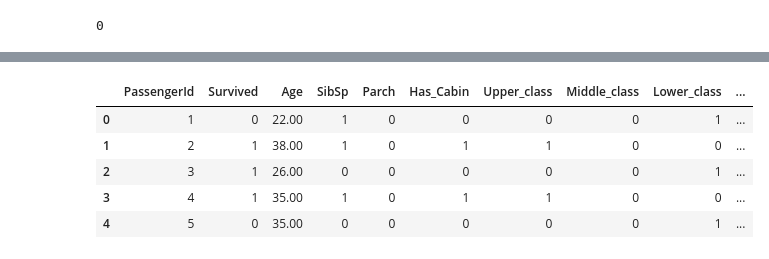
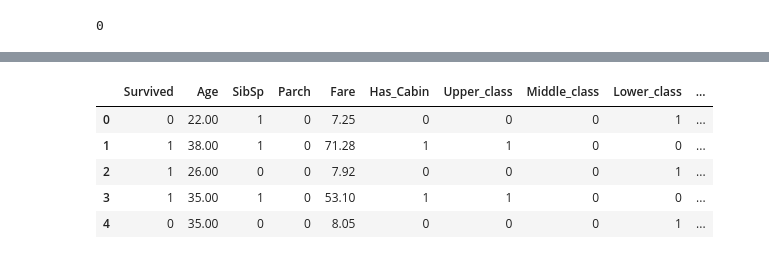
Before and after one commit to ludoteca12/Titanic-classification-, a Jupyter notebook: Titanic survivability prediction.ipynb, the cells around one changed output, grey strips where cells are left out. Saved outputs shown, nothing was run; the diff lists cells and outputs as text; code cells hidden in the pictures.

```diff
--- a/Titanic survivability prediction.ipynb
+++ b/Titanic survivability prediction.ipynb
@@ -119,15 +132,15 @@ cleaned_df = df.copy()
 # Age
 
 # creating a median by group: Pclass + Sex and filling all the nans
-cleaned_df["Age"] = cleaned_df.groupby(["Pclass", "Sex"])["Age"].transform(
+full_df["Age"] = full_df.groupby(["Pclass", "Sex"])["Age"].transform(
     lambda x: x.fillna(x.median())
 )
 
 # Cabin
 
 # instead of filling the nans, create a new Has_Cabin column
-cleaned_df["Has_Cabin"] = cleaned_df["Cabin"].notna().astype(int)
+full_df["Has_Cabin"] = full_df["Cabin"].notna().astype(int)
 
 # results
-cleaned_df.isna().sum()
+full_df.isna().sum()
 # %% [output]
@@ -149,19 +162,19 @@ dtype: int64
 # Pclass
 
 # creating dummies
-cleaned_df = pd.get_dummies(cleaned_df, columns=["Pclass"])
+full_df = pd.get_dummies(full_df, columns=["Pclass"])
 
 # renaming
-cleaned_df = cleaned_df.rename(columns={
+full_df = full_df.rename(columns={
     "Pclass_1": "Upper_class",
     "Pclass_2": "Middle_class",
     "Pclass_3": "Lower_class"
 })
 
-cleaned_df[["Upper_class", "Middle_class", "Lower_class"]] = cleaned_df[["Upper_class", "Middle_class", "Lower_class"]].astype(int)
+full_df[["Upper_class", "Middle_class", "Lower_class"]] = full_df[["Upper_class", "Middle_class", "Lower_class"]].astype(int)
 
 # results
-cleaned_df.head()
+full_df.head()
 # %% [output]
 |  | PassengerId | Survived | Name | Sex | Age | SibSp | Parch | Ticket | Fare | Cabin | ... |
 | 0 | 1 | 0 | Braund, Mr. Owen Harris | male | 22.00 | 1 | 0 | A/5 21171 | 7.25 | NaN | ... |
@@ -173,19 +186,19 @@ cleaned_df.head()
 # Embarked
 
 # creating dummies
-cleaned_df = pd.get_dummies(cleaned_df, columns=["Embarked"])
+full_df = pd.get_dummies(full_df, columns=["Embarked"])
 
 # renaming
-cleaned_df = cleaned_df.rename(columns={
+full_df = full_df.rename(columns={
     "Embarked_C": "Cherbourg",
     "Embarked_Q": "Queenstown",
     "Embarked_S": "Southampton"
 })
 
-cleaned_df[["Cherbourg", "Queenstown", "Southampton"]] = cleaned_df[["Cherbourg", "Queenstown", "Southampton"]].astype(int)
+full_df[["Cherbourg", "Queenstown", "Southampton"]] = full_df[["Cherbourg", "Queenstown", "Southampton"]].astype(int)
 
 # results
-cleaned_df.head()
+full_df.head()
 # %% [output]
 |  | PassengerId | Survived | Name | Sex | Age | SibSp | Parch | Ticket | Fare | Cabin | ... |
 | 0 | 1 | 0 | Braund, Mr. Owen Harris | male | 22.00 | 1 | 0 | A/5 21171 | 7.25 | NaN | ... |
@@ -197,18 +210,18 @@ cleaned_df.head()
 # Sex
 
 # creating dummies
-cleaned_df = pd.get_dummies(cleaned_df, columns=["Sex"])
+full_df = pd.get_dummies(full_df, columns=["Sex"])
 
 # rename
-cleaned_df = cleaned_df.rename(columns={
+full_df = full_df.rename(columns={
     "Sex_male": "Male",
     "Sex_female": "Female"
 })
 
-cleaned_df[["Male", "Female"]] = cleaned_df[["Male", "Female"]].astype(int)
+full_df[["Male", "Female"]] = full_df[["Male", "Female"]].astype(int)
 
 # results
-cleaned_df.head()
+full_df.head()
 # %% [output]
 |  | PassengerId | Survived | Name | Age | SibSp | Parch | Ticket | Fare | Cabin | Has_Cabin | ... |
 | 0 | 1 | 0 | Braund, Mr. Owen Harris | 22.00 | 1 | 0 | A/5 21171 | 7.25 | NaN | 0 | ... |
@@ -218,14 +231,14 @@ cleaned_df.head()
 | 4 | 5 | 0 | Allen, Mr. William Henry | 35.00 | 0 | 0 | 373450 | 8.05 | NaN | 0 | ... |
 # %%
 # dropping
-cleaned_df = cleaned_df.drop(columns=["Name", "Ticket", "Fare", "Cabin"])
+full_df = full_df.drop(columns=["Name", "Ticket", "Cabin", "PassengerId"])
 
 # final df
-cleaned_df.head()
+full_df.head()
 # %% [output]
-|  | PassengerId | Survived | Age | SibSp | Parch | Has_Cabin | Upper_class | Middle_class | Lower_class | ... |
-| 0 | 1 | 0 | 22.00 | 1 | 0 | 0 | 0 | 0 | 1 | ... |
-| 1 | 2 | 1 | 38.00 | 1 | 0 | 1 | 1 | 0 | 0 | ... |
-| 2 | 3 | 1 | 26.00 | 0 | 0 | 0 | 0 | 0 | 1 | ... |
-| 3 | 4 | 1 | 35.00 | 1 | 0 | 1 | 1 | 0 | 0 | ... |
-| 4 | 5 | 0 | 35.00 | 0 | 0 | 0 | 0 | 0 | 1 | ... |
+|  | Survived | Age | SibSp | Parch | Fare | Has_Cabin | Upper_class | Middle_class | Lower_class | ... |
+| 0 | 0 | 22.00 | 1 | 0 | 7.25 | 0 | 0 | 0 | 1 | ... |
+| 1 | 1 | 38.00 | 1 | 0 | 71.28 | 1 | 1 | 0 | 0 | ... |
+| 2 | 1 | 26.00 | 0 | 0 | 7.92 | 0 | 0 | 0 | 1 | ... |
+| 3 | 1 | 35.00 | 1 | 0 | 53.10 | 1 | 1 | 0 | 0 | ... |
+| 4 | 0 | 35.00 | 0 | 0 | 8.05 | 0 | 0 | 0 | 1 | ... |
```
Also changed, not shown: parts of 19 cells of this notebook, 1 other file.
